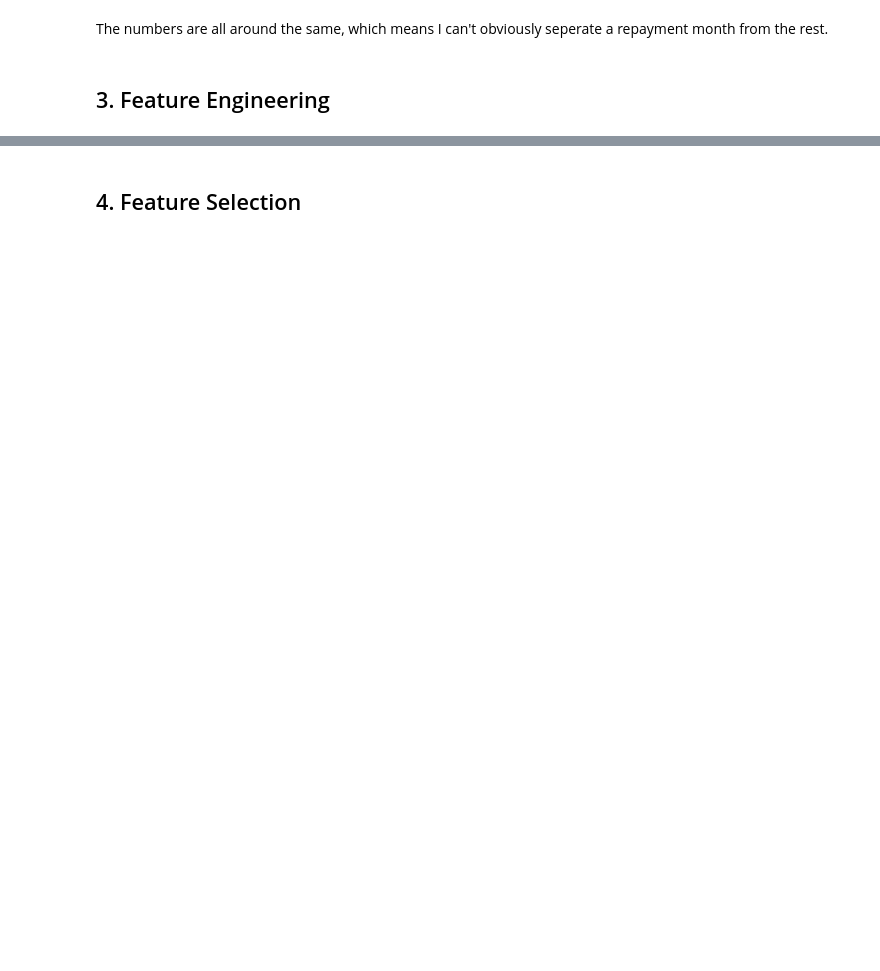
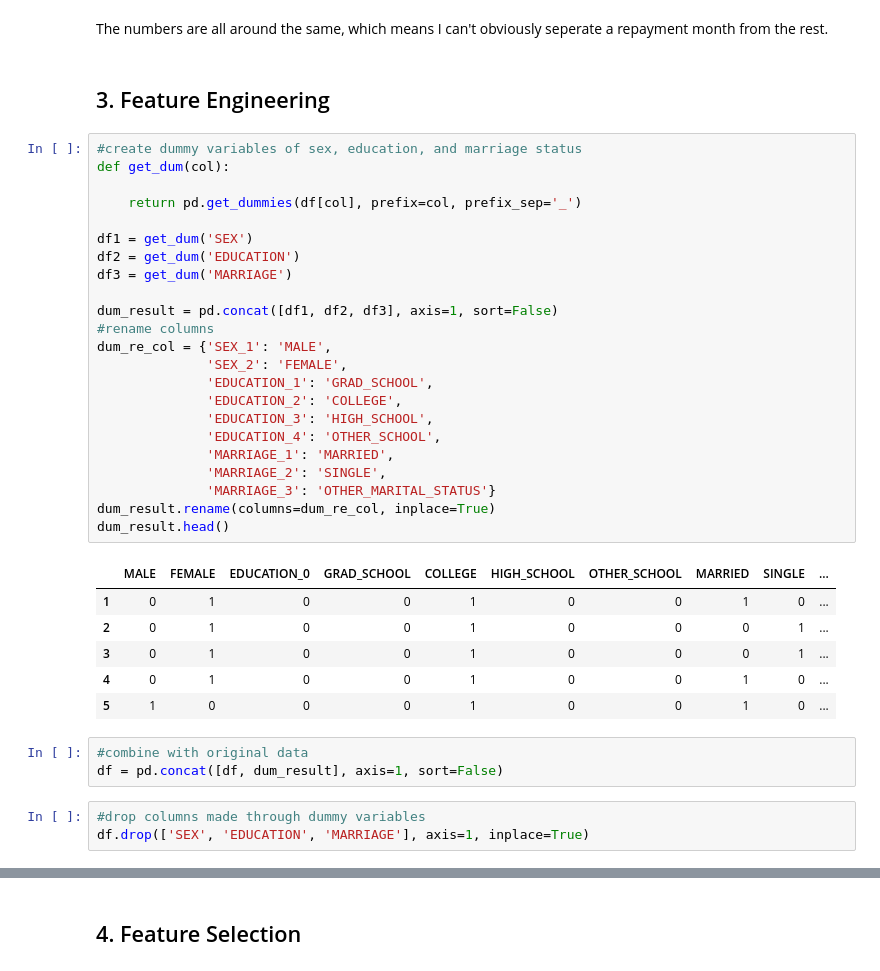
Before and after one commit to jeussantiago/mod3_class, a Jupyter notebook: classification-assessment/classification-assessment.ipynb, the cells around one changed output, grey strips where cells are left out. Drawn from its saved outputs; the diff is of its cells as text; blank space fills up the shorter version.

```diff
--- a/classification-assessment/classification-assessment.ipynb
+++ b/classification-assessment/classification-assessment.ipynb
@@ -458,3 +497,39 @@ PAY_6
 The numbers are all around the same, which means I can't obviously seperate a repayment month from the rest.
 # %% [markdown]
 ## 3. Feature Engineering
+# %%
+#create dummy variables of sex, education, and marriage status
+def get_dum(col):
+
+    return pd.get_dummies(df[col], prefix=col, prefix_sep='_')
+
+df1 = get_dum('SEX')
+df2 = get_dum('EDUCATION')
+df3 = get_dum('MARRIAGE')
+
+dum_result = pd.concat([df1, df2, df3], axis=1, sort=False)
+#rename columns
+dum_re_col = {'SEX_1': 'MALE',
+              'SEX_2': 'FEMALE',
+              'EDUCATION_1': 'GRAD_SCHOOL',
+              'EDUCATION_2': 'COLLEGE',
+              'EDUCATION_3': 'HIGH_SCHOOL',
+              'EDUCATION_4': 'OTHER_SCHOOL',
+              'MARRIAGE_1': 'MARRIED',
+              'MARRIAGE_2': 'SINGLE',
+              'MARRIAGE_3': 'OTHER_MARITAL_STATUS'}
+dum_result.rename(columns=dum_re_col, inplace=True)
+dum_result.head()
+# %% [output]
+|  | MALE | FEMALE | EDUCATION_0 | GRAD_SCHOOL | COLLEGE | HIGH_SCHOOL | OTHER_SCHOOL | MARRIED | SINGLE | ... |
+| 1 | 0 | 1 | 0 | 0 | 1 | 0 | 0 | 1 | 0 | ... |
+| 2 | 0 | 1 | 0 | 0 | 1 | 0 | 0 | 0 | 1 | ... |
+| 3 | 0 | 1 | 0 | 0 | 1 | 0 | 0 | 0 | 1 | ... |
+| 4 | 0 | 1 | 0 | 0 | 1 | 0 | 0 | 1 | 0 | ... |
+| 5 | 1 | 0 | 0 | 0 | 1 | 0 | 0 | 1 | 0 | ... |
+# %%
+#combine with original data
+df = pd.concat([df, dum_result], axis=1, sort=False)
+# %%
+#drop columns made through dummy variables
+df.drop(['SEX', 'EDUCATION', 'MARRIAGE'], axis=1, inplace=True)
```
Also changed, not shown: parts of 39 cells of this notebook.
